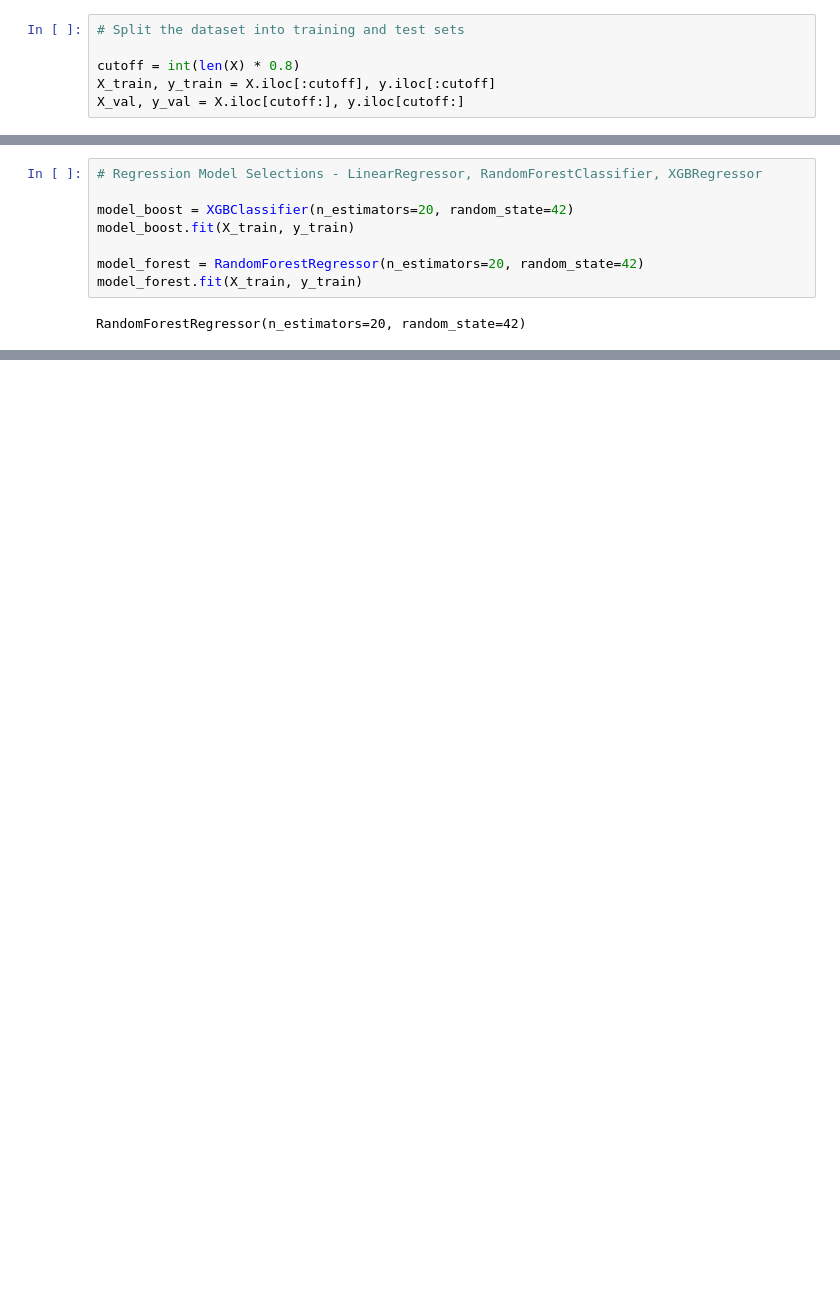
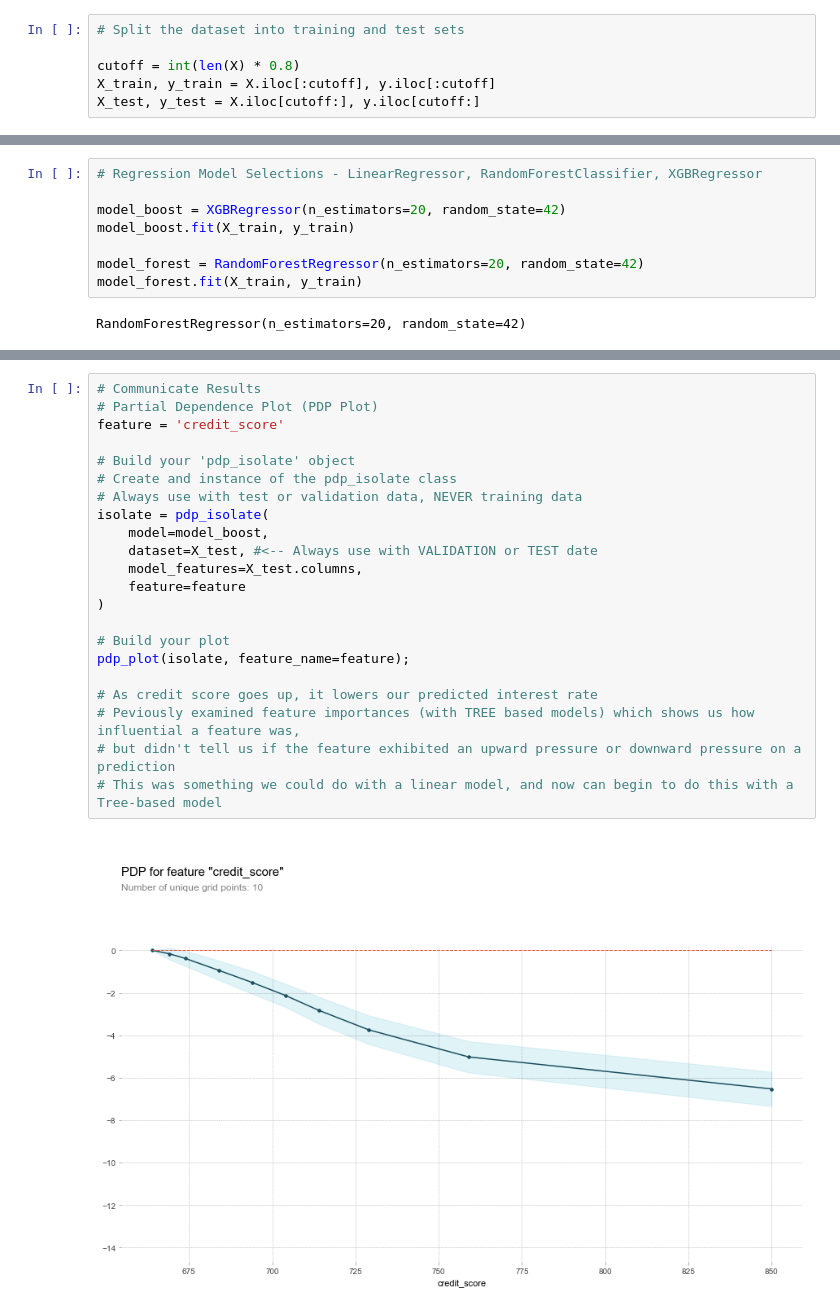
Before and after one commit to Frank-Howd/DS-Unit-2-Applied-Modeling, a Jupyter notebook: module4-model-interpretation/FollowAlong.ipynb, the cells around one changed output, grey strips where cells are left out. Cells and saved outputs as stored; diff of their text form; blank space fills up the shorter version.

```diff
--- a/module4-model-interpretation/FollowAlong.ipynb
+++ b/module4-model-interpretation/FollowAlong.ipynb
@@ -169,7 +170,7 @@ DatetimeIndex(['2019-03-01', '2019-03-01', '2019-03-01', '2019-03-01',
 
 cutoff = int(len(X) * 0.8)
 X_train, y_train = X.iloc[:cutoff], y.iloc[:cutoff]
-X_val, y_val = X.iloc[cutoff:], y.iloc[cutoff:]
+X_test, y_test = X.iloc[cutoff:], y.iloc[cutoff:]
 # %%
 print(len(y_train))
 # %% [output]
@@ -186,7 +187,7 @@ Baseline MAE: 2.8925
 # %%
 # Regression Model Selections - LinearRegressor, RandomForestClassifier, XGBRegressor
 
-model_boost = XGBClassifier(n_estimators=20, random_state=42)
+model_boost = XGBRegressor(n_estimators=20, random_state=42)
 model_boost.fit(X_train, y_train)
 
 model_forest = RandomForestRegressor(n_estimators=20, random_state=42)
@@ -210,0 +213,24 @@ Test MAE: 2.7708
+# %%
+# Communicate Results
+# Partial Dependence Plot (PDP Plot)
+feature = 'credit_score'
+
+# Build your 'pdp_isolate' object
+# Create and instance of the pdp_isolate class
+# Always use with test or validation data, NEVER training data
+isolate = pdp_isolate(
+    model=model_boost,
+    dataset=X_test, #<-- Always use with VALIDATION or TEST date
+    model_features=X_test.columns,
+    feature=feature
+)
+
+# Build your plot
+pdp_plot(isolate, feature_name=feature);
+
+# As credit score goes up, it lowers our predicted interest rate
+# Peviously examined feature importances (with TREE based models) which shows us how influential a feature was,
+# but didn't tell us if the feature exhibited an upward pressure or downward pressure on a prediction
+# This was something we could do with a linear model, and now can begin to do this with a Tree-based model
+# %% [output]
+[figure, added]
```
Also changed, not shown: parts of 2 cells of this notebook.
